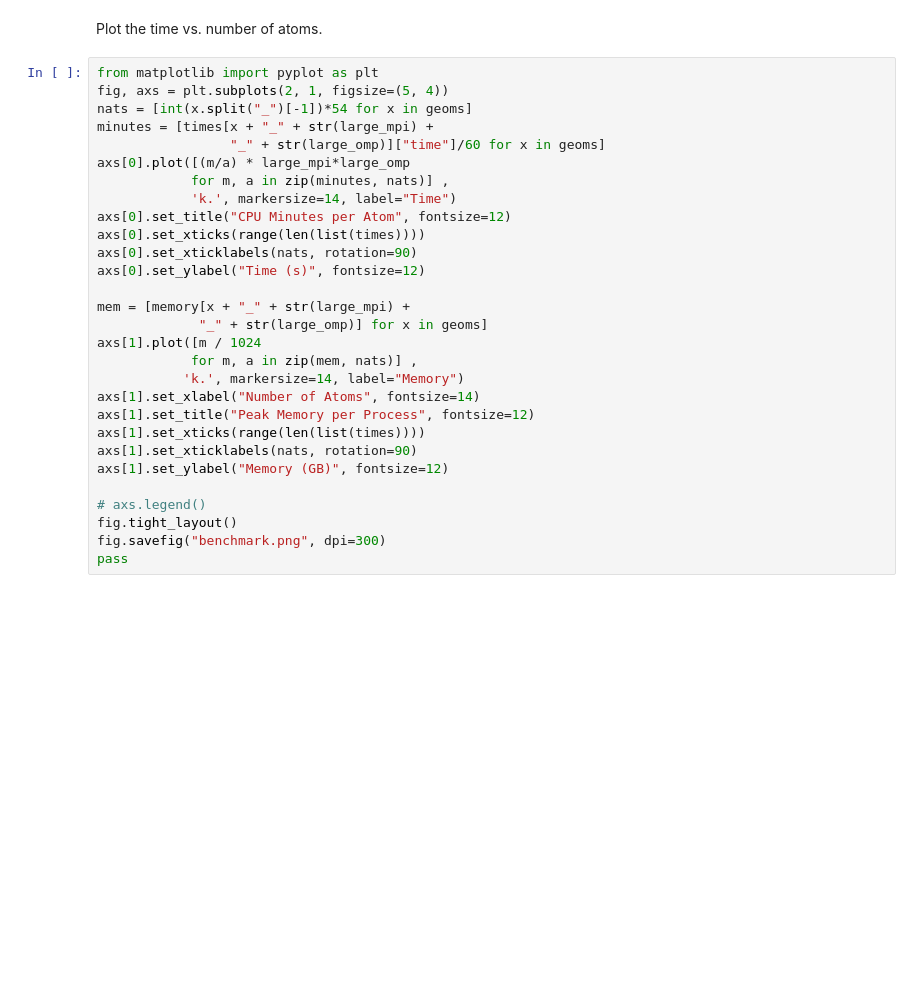
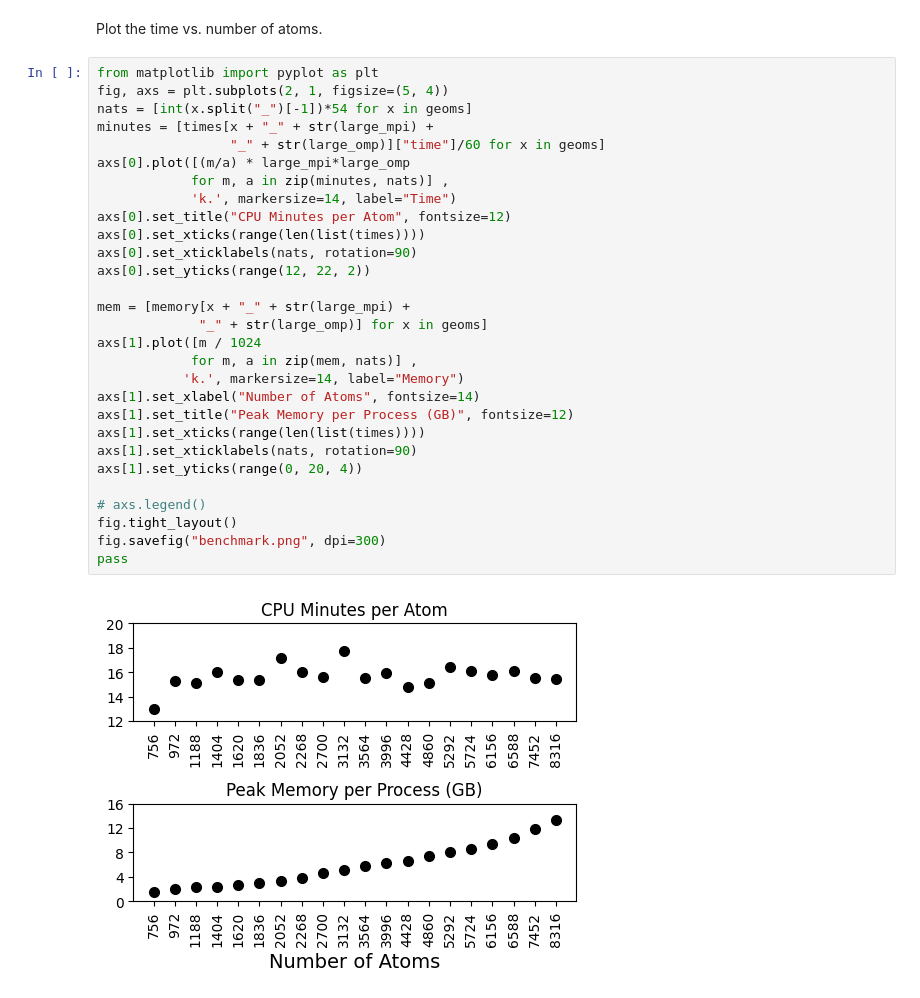
Before and after one commit to BigDFT-group/resources, a Jupyter notebook: benchmark/run.ipynb, the cells around one changed output. Drawn from its saved outputs; the diff is of its cells as text; blank space fills up the shorter version.

Commit message:
Fix figure

```diff
--- a/benchmark/run.ipynb
+++ b/benchmark/run.ipynb
@@ -196,29 +273,31 @@ Plot the time vs. number of atoms.
 # %%
 from matplotlib import pyplot as plt
 fig, axs = plt.subplots(2, 1, figsize=(5, 4))
 nats = [int(x.split("_")[-1])*54 for x in geoms]
 minutes = [times[x + "_" + str(large_mpi) +
                  "_" + str(large_omp)]["time"]/60 for x in geoms]
 axs[0].plot([(m/a) * large_mpi*large_omp
             for m, a in zip(minutes, nats)] ,
             'k.', markersize=14, label="Time")
 axs[0].set_title("CPU Minutes per Atom", fontsize=12)
 axs[0].set_xticks(range(len(list(times))))
 axs[0].set_xticklabels(nats, rotation=90)
-axs[0].set_ylabel("Time (s)", fontsize=12)
+axs[0].set_yticks(range(12, 22, 2))
 
 mem = [memory[x + "_" + str(large_mpi) +
              "_" + str(large_omp)] for x in geoms]
 axs[1].plot([m / 1024
             for m, a in zip(mem, nats)] ,
            'k.', markersize=14, label="Memory")
 axs[1].set_xlabel("Number of Atoms", fontsize=14)
-axs[1].set_title("Peak Memory per Process", fontsize=12)
+axs[1].set_title("Peak Memory per Process (GB)", fontsize=12)
 axs[1].set_xticks(range(len(list(times))))
 axs[1].set_xticklabels(nats, rotation=90)
-axs[1].set_ylabel("Memory (GB)", fontsize=12)
+axs[1].set_yticks(range(0, 20, 4))
 
 # axs.legend()
 fig.tight_layout()
 fig.savefig("benchmark.png", dpi=300)
 pass
+# %% [output]
+[figure, added]
```
Also changed, not shown: parts of 12 cells of this notebook.
